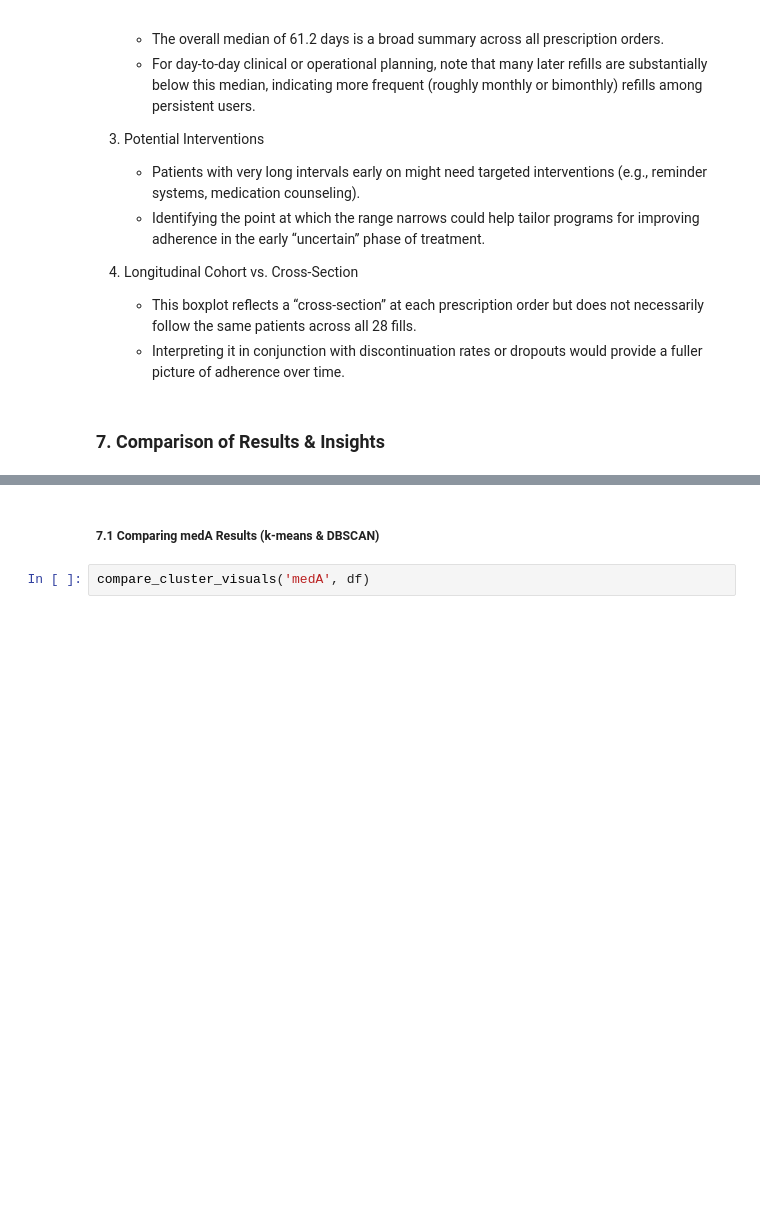
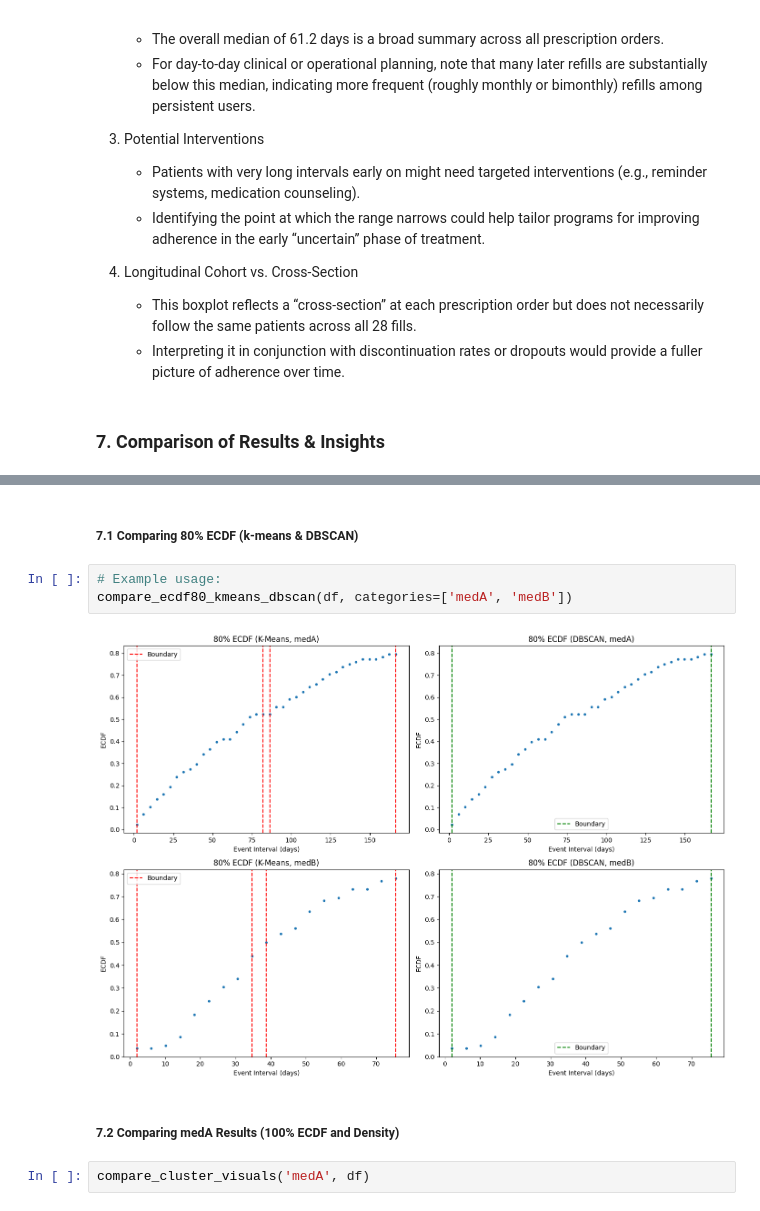
Before and after one commit to Ariisss/SEE_PY, a Jupyter notebook: SEE_MAIN.ipynb, the cells around one changed output, grey strips where cells are left out. Cells and saved outputs as stored; diff of their text form; blank space fills up the shorter version.

Commit message:
feat: add 80% ecdf comparison plot

```diff
--- a/SEE_MAIN.ipynb
+++ b/SEE_MAIN.ipynb
@@ -522,5 +606,12 @@ def compare_cluster_visuals(category, df):
 # %% [markdown]
-##### 7.1 Comparing medA Results (k-means & DBSCAN)
+##### 7.1 Comparing 80% ECDF (k-means & DBSCAN)
+# %%
+# Example usage:
+compare_ecdf80_kmeans_dbscan(df, categories=['medA', 'medB'])
+# %% [output]
+[figure, added]
+# %% [markdown]
+##### 7.2 Comparing medA Results (100% ECDF and Density)
 # %%
 compare_cluster_visuals('medA', df)
 # %% [output]
```
Also changed, not shown: parts of 2 cells of this notebook.
